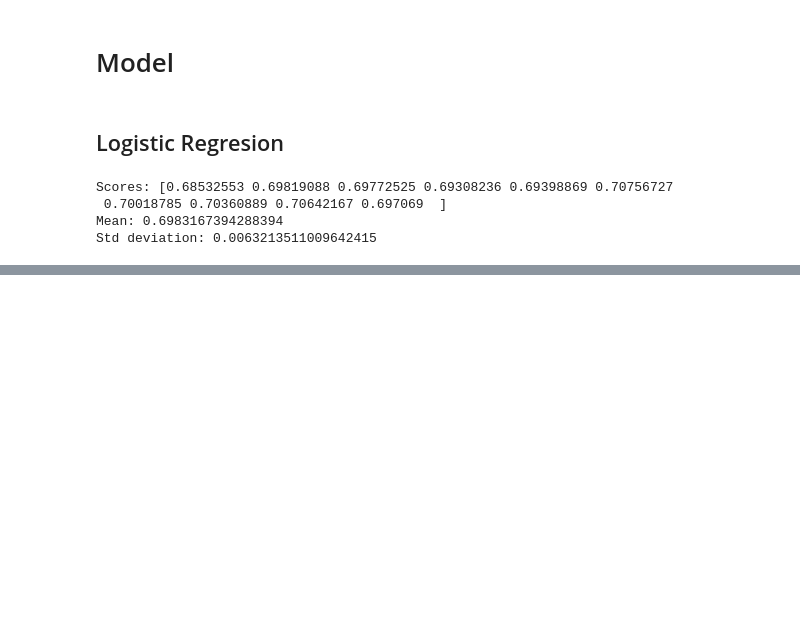
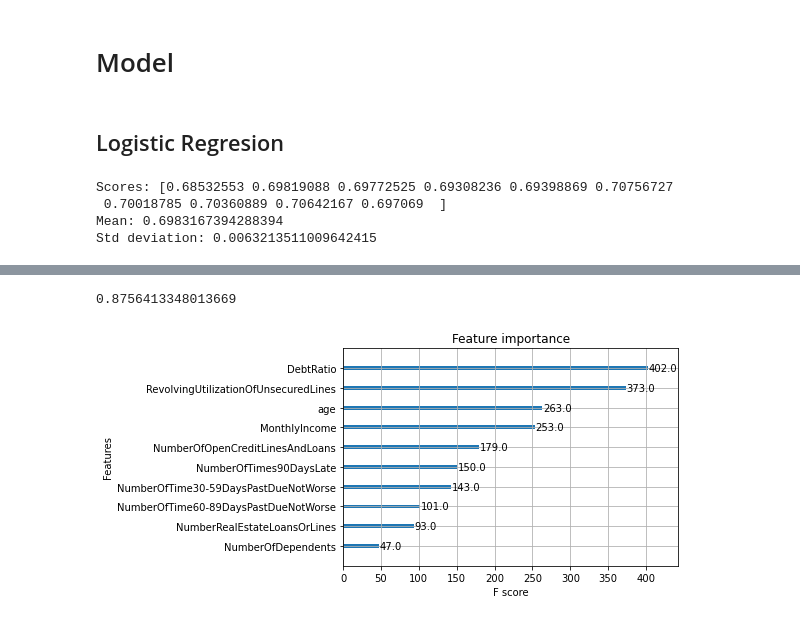
Before and after one commit to glev1/credit-service, a Jupyter notebook: notebooks/Modeling.ipynb, the cells around one changed output, grey strips where cells are left out. Saved outputs shown, nothing was run; the diff lists cells and outputs as text; code cells hidden in the pictures; blank space fills up the shorter version.

```diff
--- a/notebooks/Modeling.ipynb
+++ b/notebooks/Modeling.ipynb
@@ -85,0 +164,5 @@ Std deviation: 0.0063213511009642415
+# %%
+grid_search = GridSearchCV(xgb_class, param_grid, cv=5,
+                           scoring='roc_auc', return_train_score=True,
+                           refit=True, verbose=3)
+grid_search.fit(df_prepared, df_labels)
@@ -85,0 +217,12 @@ Std deviation: 0.0063213511009642415
+# %%
+LEARNING_RATE = 0.1
+MAX_DEPTH = 3
+N_ESTIMATORS = 300
+# %%
+xgb_fine = XGBClassifier(learning_rate=LEARNING_RATE,
+                         max_depth=MAX_DEPTH,
+                         n_estimators=N_ESTIMATORS,
+                         use_label_encoder=False,
+                        eval_metric='logloss')
+
+xgb_fine.fit(df_prepared, df_labels)
@@ -85,0 +240,10 @@ Std deviation: 0.0063213511009642415
+# %%
+predict = xgb_fine.predict_proba(df_prepared)
+roc_auc_score(df_labels, predict[:,1])
+# %% [output]
+0.8756413348013669
+# %%
+plot_importance(xgb_fine)
+plt.show()
+# %% [output]
+[figure, added]
```
Also changed, not shown: parts of 23 cells of this notebook.
